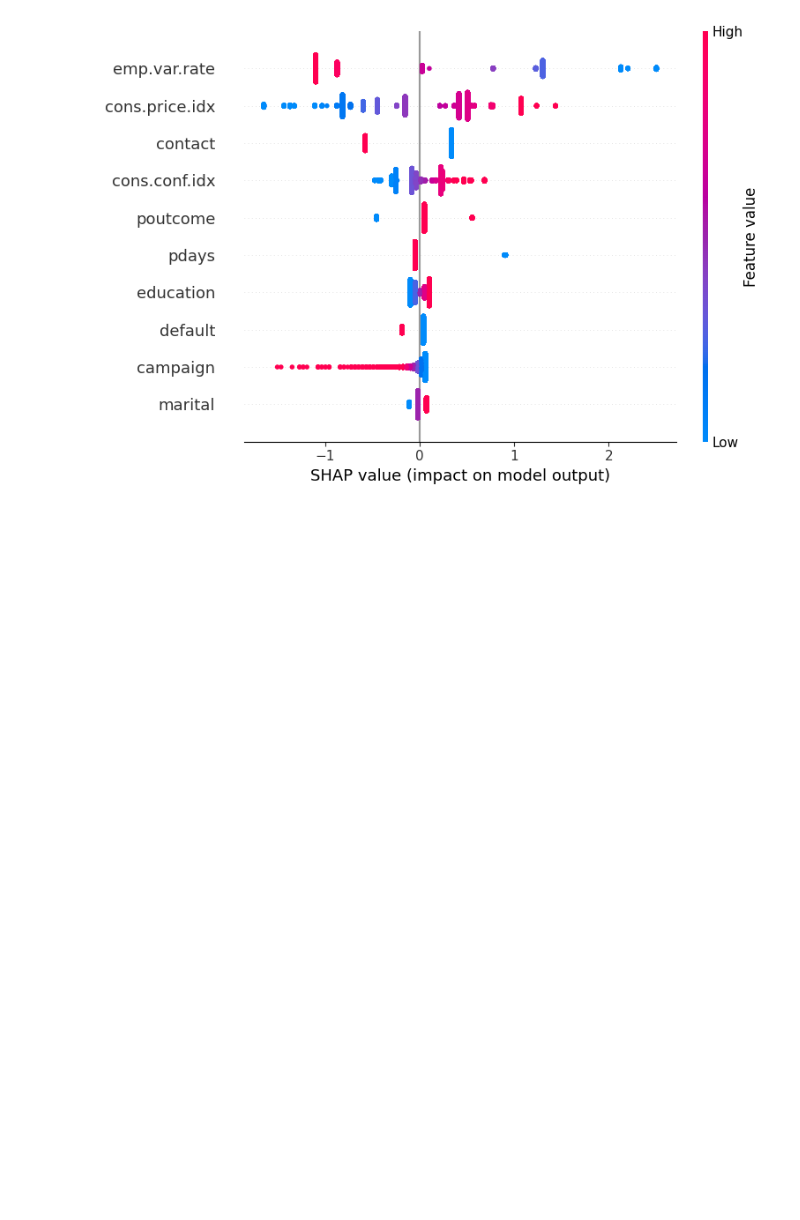
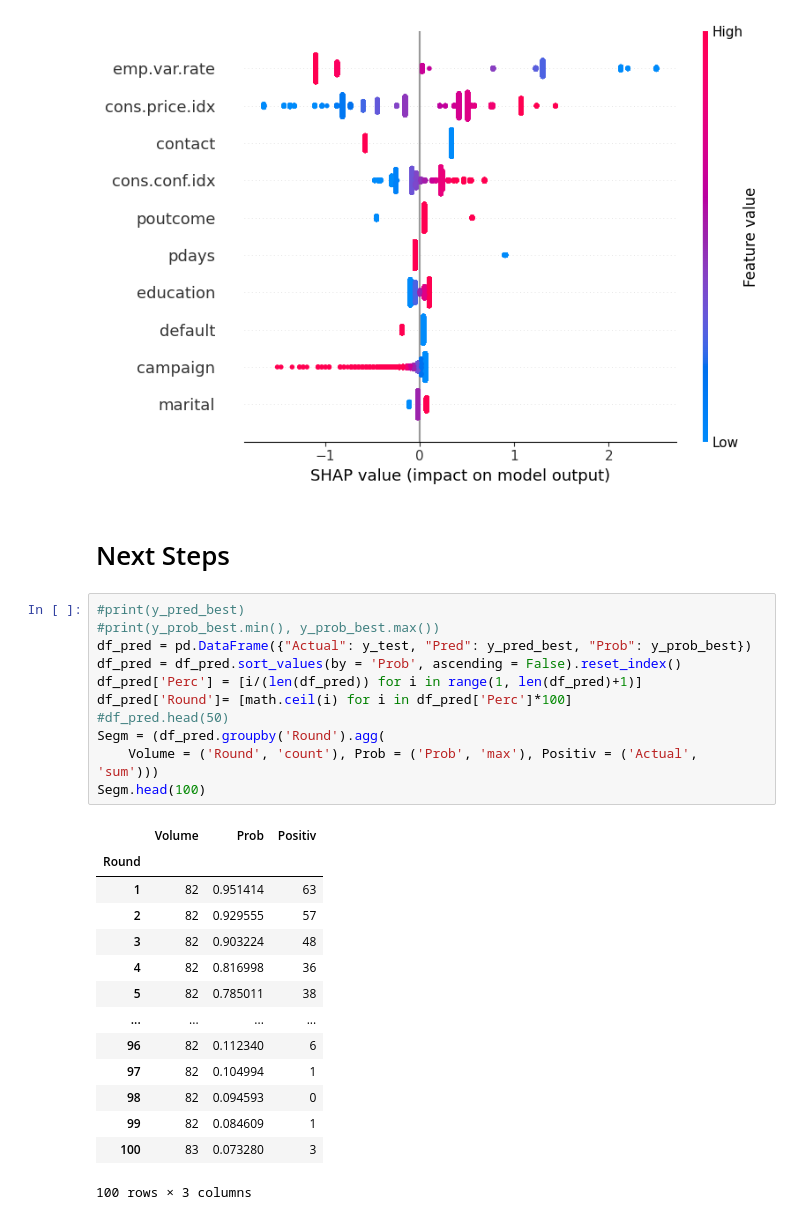
Before and after one commit to Magdalena-B1/ML-different-approaches-to-linear-regression, a Jupyter notebook: Classification.ipynb, the cells around one changed output. Saved outputs shown, nothing was run; the diff lists cells and outputs as text; blank space fills up the shorter version.

```diff
--- a/Classification.ipynb
+++ b/Classification.ipynb
@@ -488,3 +503,31 @@ shap.summary_plot(shap_values, X_test, feature_names=feature_names, max_display=
 <class 'numpy.ndarray'>
 [figure]
 [figure]
+# %% [markdown]
+# Next Steps
+# %%
+#print(y_pred_best)
+#print(y_prob_best.min(), y_prob_best.max())
+df_pred = pd.DataFrame({"Actual": y_test, "Pred": y_pred_best, "Prob": y_prob_best})
+df_pred = df_pred.sort_values(by = 'Prob', ascending = False).reset_index()
+df_pred['Perc'] = [i/(len(df_pred)) for i in range(1, len(df_pred)+1)]
+df_pred['Round']= [math.ceil(i) for i in df_pred['Perc']*100]
+#df_pred.head(50)
+Segm = (df_pred.groupby('Round').agg(
+    Volume = ('Round', 'count'), Prob = ('Prob', 'max'), Positiv = ('Actual', 'sum')))
+Segm.head(100)
+# %% [output]
+|  | Volume | Prob | Positiv |
+| Round |  |  |  |
+| 1 | 82 | 0.951414 | 63 |
+| 2 | 82 | 0.929555 | 57 |
+| 3 | 82 | 0.903224 | 48 |
+| 4 | 82 | 0.816998 | 36 |
+| 5 | 82 | 0.785011 | 38 |
+| ... | ... | ... | ... |
+| 96 | 82 | 0.112340 | 6 |
+| 97 | 82 | 0.104994 | 1 |
+| 98 | 82 | 0.094593 | 0 |
+| 99 | 82 | 0.084609 | 1 |
+| 100 | 83 | 0.073280 | 3 |
+100 rows × 3 columns
```
Also changed, not shown: parts of 4 cells of this notebook.
